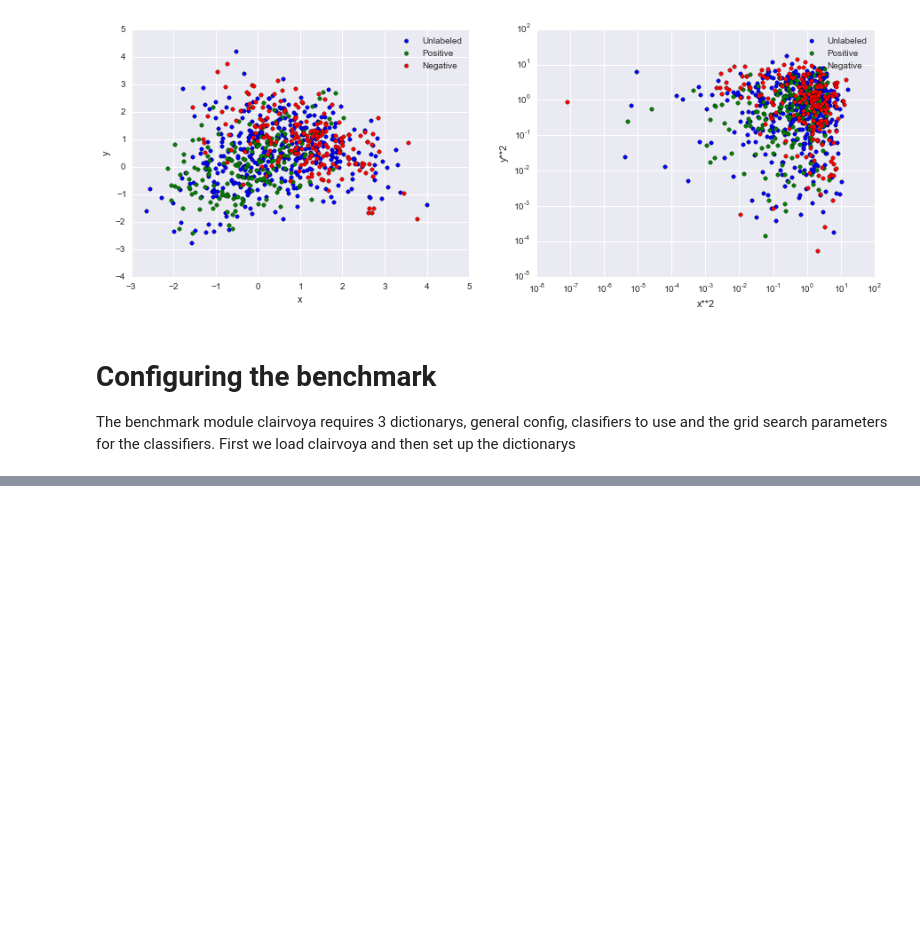
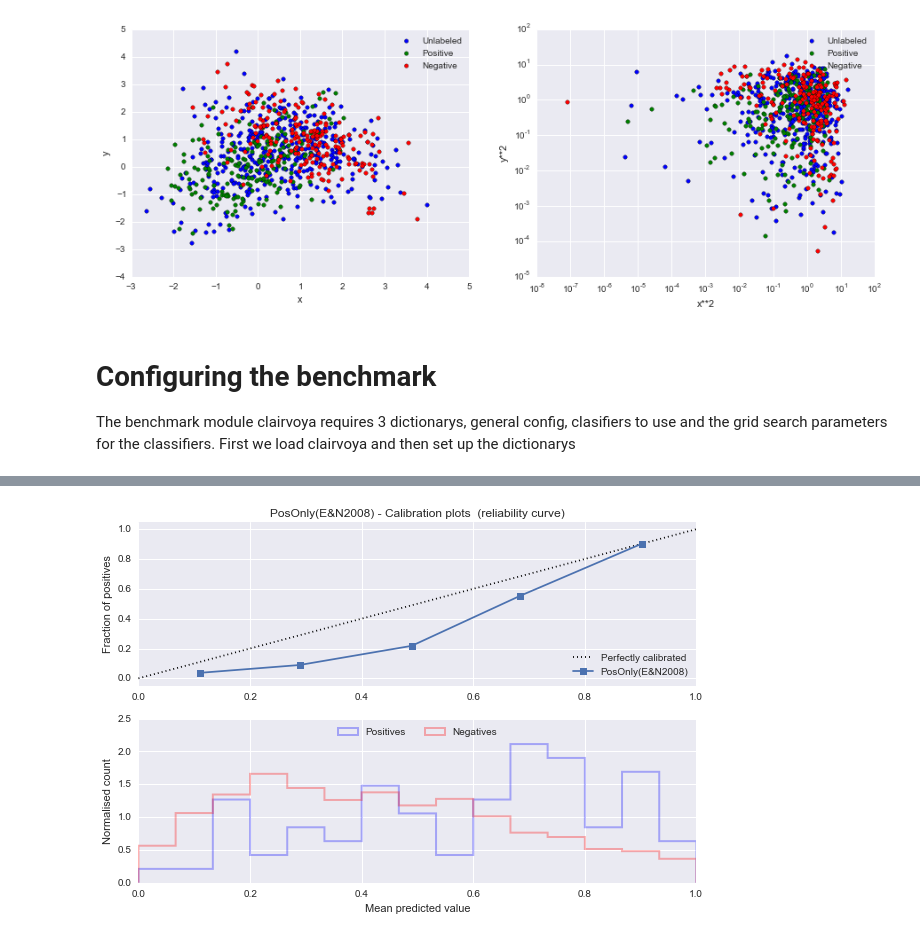
Before and after one commit to lcreyes/GI, a Jupyter notebook: notebook/Example Benchmarking in Jupyter.ipynb, the cells around one changed output, grey strips where cells are left out. Saved outputs shown, nothing was run; the diff lists cells and outputs as text; code cells hidden in the pictures; blank space fills up the shorter version.

```diff
--- a/notebook/Example Benchmarking in Jupyter.ipynb
+++ b/notebook/Example Benchmarking in Jupyter.ipynb
@@ -116,0 +108,4 @@ results_dict
+# %%
+clairvoya.voya_plotter.reliability_curve(results_dict[clf_names[0]])
+# %% [output]
+[figure, added]
```
Also changed, not shown: parts of 6 cells of this notebook, 3 other files.
